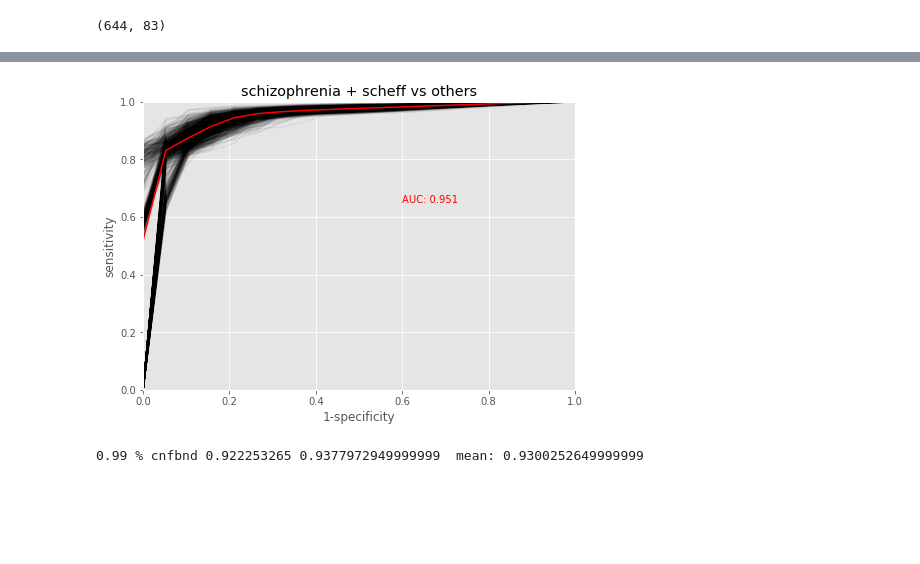
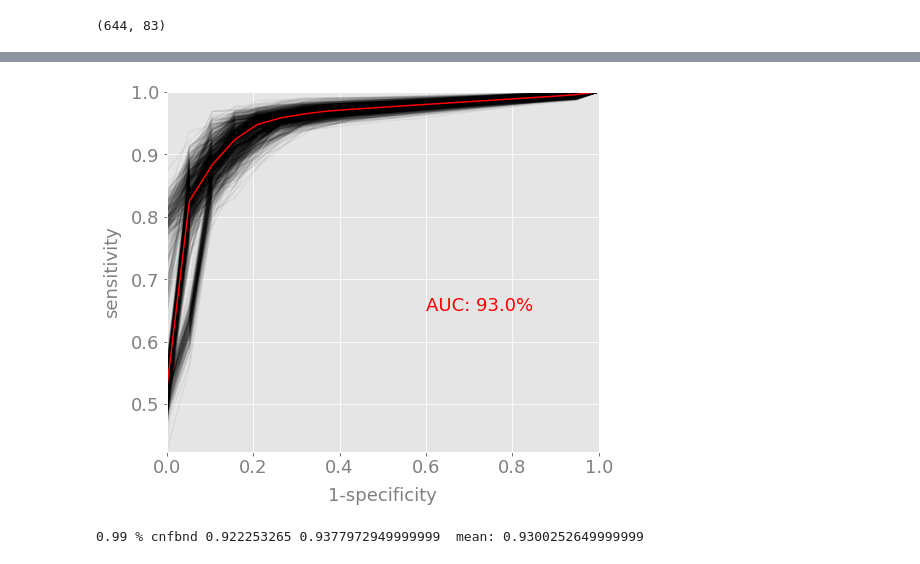
Before and after one commit to zeroknowledgediscovery/zcad, a Jupyter notebook: code/notebooks/psychosis-Copy4.ipynb, the cells around one changed output, grey strips where cells are left out. Drawn from its saved outputs; the diff is of its cells as text; code cells hidden in the pictures; blank space fills up the shorter version.

```diff
--- a/code/notebooks/psychosis-Copy4.ipynb
+++ b/code/notebooks/psychosis-Copy4.ipynb
@@ -201,22 +201,39 @@ auc_.mean()
 # %%
 TPR=[]
+plt.figure(figsize=[6,5])
 for a in ROC.keys():
     #print(a)
     #break
     plt.plot(ROC[a]['fpr'],ROC[a]['tpr'],'-k',alpha=.05)
     TPR=np.append(TPR,ROC[a]['tpr'])
 TPR=TPR.reshape(int(len(TPR)/len(fpr_)),len(fpr_))
 plt.plot(fpr_,np.median(TPR,axis=0),'-r')
 metrics.auc(fpr_,np.median(TPR,axis=0))
-plt.gca().set_title('schizophrenia + scheff vs others')
-plt.text(.6,.65,'AUC: '+str(metrics.auc(fpr_,np.median(TPR,axis=0)))[:5],color='r')
+#plt.gca().set_title('schizophrenia + scheff vs others')
+#plt.text(.6,.65,'AUC: '+str(metrics.auc(fpr_,np.median(TPR,axis=0)))[:5],color='r')
+#plt.text(.6,.65,'AUC: '+str(93.0)+'%',color='r')
 #plt.text(.6,.31,'AUC: '+str(metrics.auc(fpr_,np.median(tprA,axis=0)))[:5],color='b')
 #plt.text(.6,.19,'AUC: '+str(metrics.auc(fpr_,np.median(tprB,axis=0)))[:5],color='g')
-plt.gca().set_xlabel('1-specificity')
-plt.gca().set_ylabel('sensitivity')
+#plt.gca().set_xlabel('1-specificity')
+#plt.gca().set_ylabel('sensitivity')
+
+FS=18
+#plt.gca().set_title('schizophrenia or schizoaffective vs others',fontsize=18,y=1.02)
+plt.text(.6,.65,'AUC: '+str(93.0)+'%',color='r',fontsize=FS)
+#plt.text(.6,.25,'AUC: '+str(metrics.auc(fpr_,np.median(TPR,axis=0)))[:5],color='r')
+#plt.text(.6,.31,'AUC: '+str(metrics.auc(fpr_,np.median(tprA,axis=0)))[:5],color='b')
+#plt.text(.6,.19,'AUC: '+str(metrics.auc(fpr_,np.median(tprB,axis=0)))[:5],color='g')
+FS=18
+plt.gca().set_ylabel('sensitivity',fontsize=FS,labelpad=10,color='.5')
+plt.gca().set_xlabel('1-specificity',fontsize=FS,labelpad=10,color='.5')
+plt.gca().tick_params(axis='x', labelsize=FS,labelcolor='.5' )
+plt.gca().tick_params(axis='y', labelsize=FS ,labelcolor='.5')
+
+
+
 saveFIG('sczsceff.pdf',AXIS=True)
 # %% [output]
-[figure, old version]
+[figure, new version]
 # %%
 # confidence bound calculations
 from scipy import interpolate
```
Also changed, not shown: parts of 3 cells of this notebook, 28 other files.
